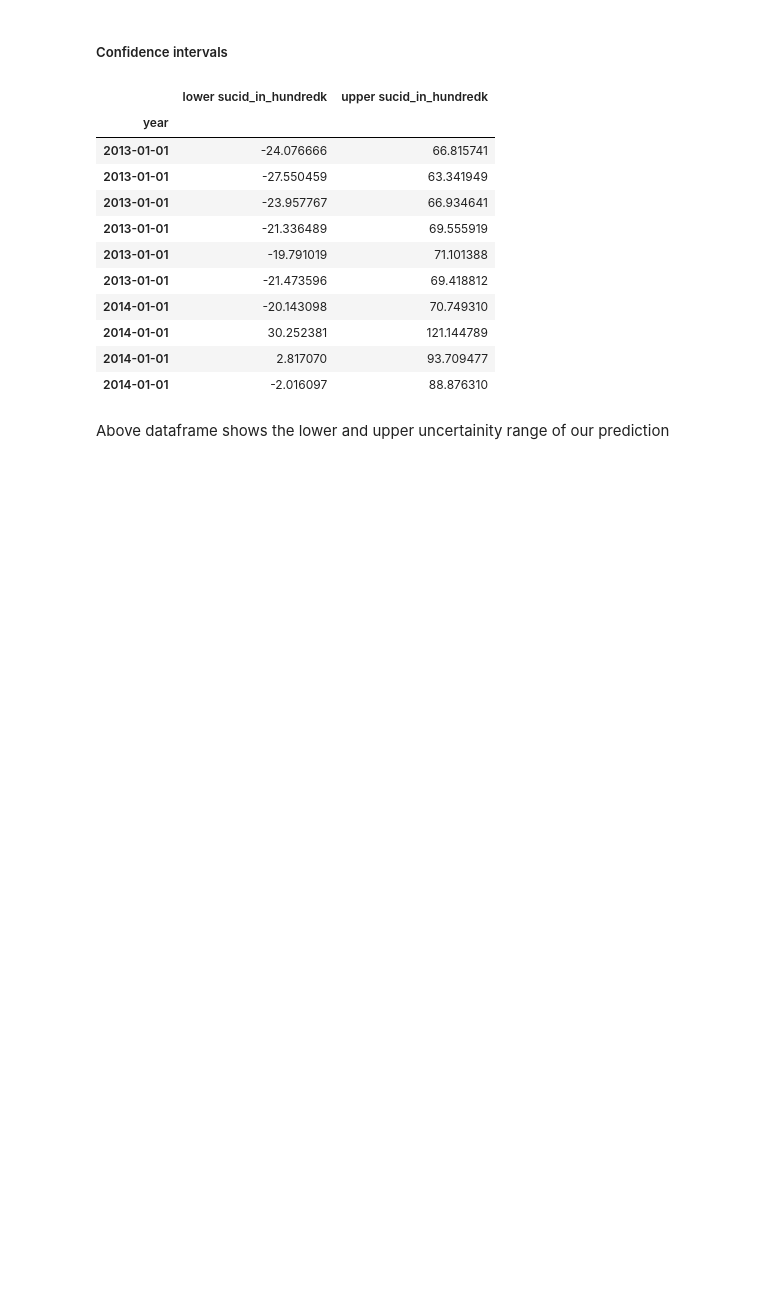
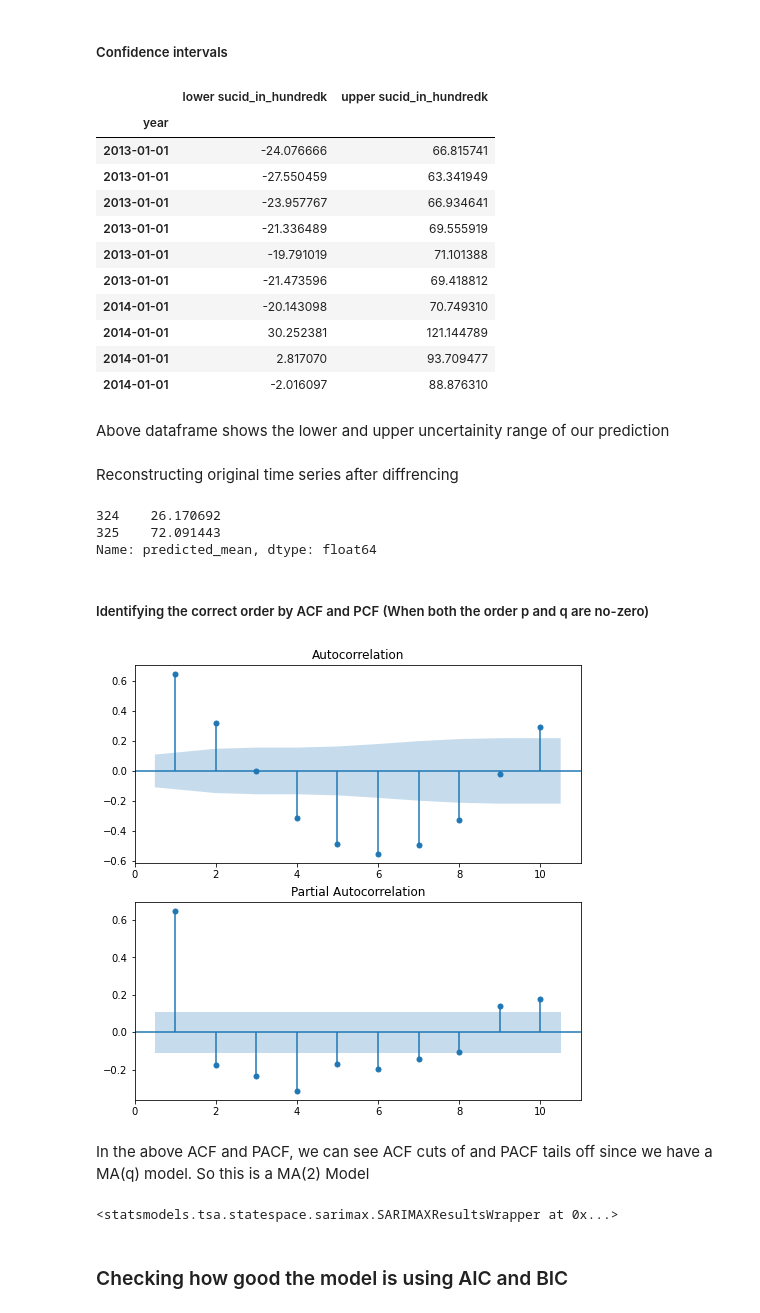
Before and after one commit to sujilkumarkm/desertion_dkit_msc_2022_sep, a Jupyter notebook: dissertation_suicide_data_models_2022.ipynb, the cells around one changed output. Saved outputs shown, nothing was run; the diff lists cells and outputs as text; code cells hidden in the pictures; blank space fills up the shorter version.

Commit message:
Identifying the correct order by ACF and PCF (When both the order p and q are no-zero)

```diff
--- a/dissertation_suicide_data_models_2022.ipynb
+++ b/dissertation_suicide_data_models_2022.ipynb
@@ -341,3 +331,17 @@ confidence_intervals.head(10)
 | 2014-01-01 | -2.016097 | 88.876310 |
 # %% [markdown]
 Above dataframe shows the lower and upper uncertainity range of our prediction
+# %% [markdown]
+Reconstructing original time series after diffrencing
+# %%
+diff_forecast = results.get_forecast(steps=10).predicted_mean
+from numpy import cumsum
+mean_forecast = cumsum(diff_forecast)
+
+mean_forecast.head(2)
+# %% [output]
+324    26.170692
+325    72.091443
+Name: predicted_mean, dtype: float64
+# %% [markdown]
+##### Identifying the correct order by ACF and PCF (When both the order p and q are no-zero)
@@ -343,0 +355,25 @@ Above dataframe shows the lower and upper uncertainity range of our prediction
+# %%
+from statsmodels.graphics.tsaplots import plot_acf, plot_pacf
+# Create figure
+fig, (ax1, ax2) = plt.subplots (2,1,figsize=(8,8))
+# Make ACF plot
+    (russia,lags=10, zero=False, ax=ax1)
+# Make PACF plot
+plot_pacf (russia, lags=10, zero=False, ax=ax2)
+plt.show()
+# %% [output]
+[figure, added]
+# %% [markdown]
+In the above ACF and PACF, we can see ACF cuts of and PACF tails off since we have a MA(q) model. So this is a MA(2) Model
+# %%
+# Instantiate model
+model = SARIMAX(russia, order =(1,0,0))
+
+# Train model
+results = model.fit()
+
+results
+# %% [output]
+<statsmodels.tsa.statespace.sarimax.SARIMAXResultsWrapper at 0x...>
+# %% [markdown]
+### Checking how good the model is using AIC and BIC
```
Also changed, not shown: parts of 4 cells of this notebook.
